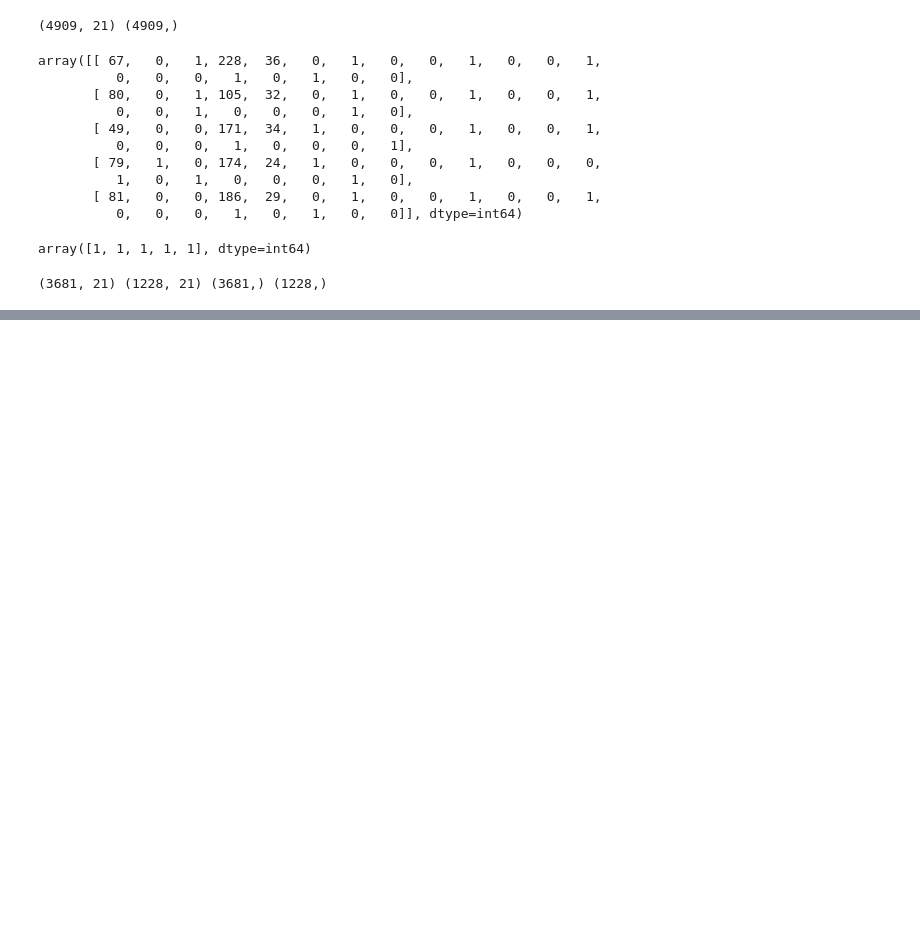
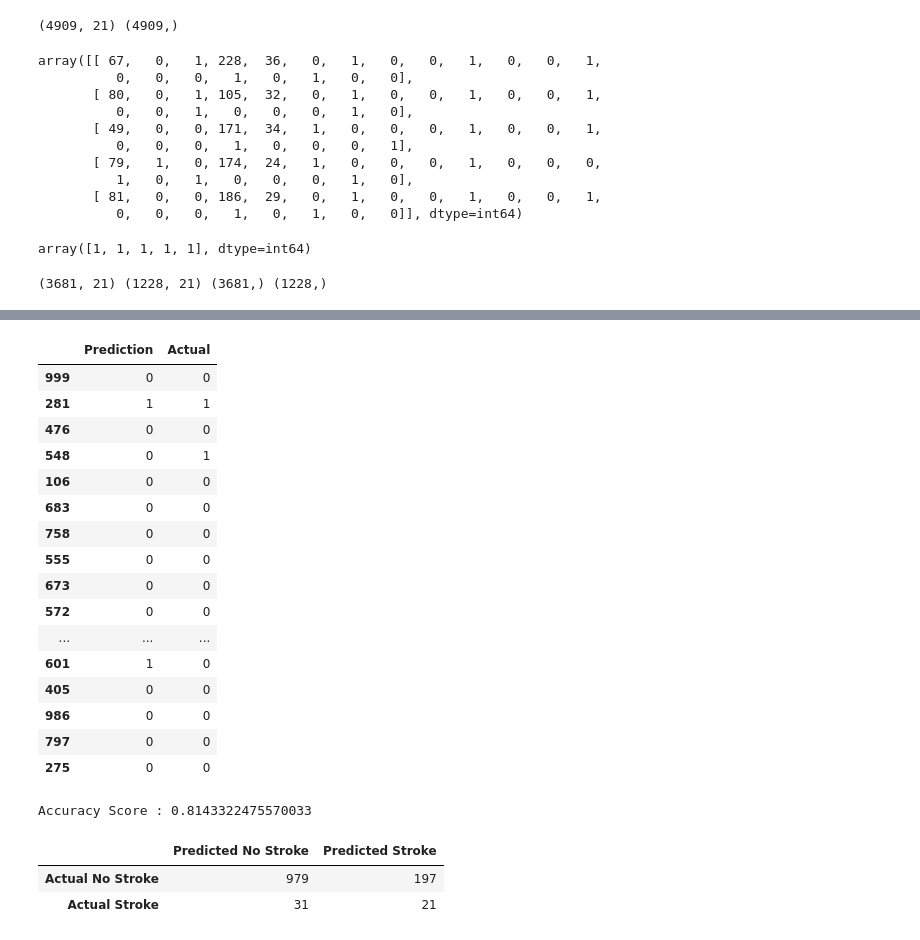
Before and after one commit to bishopce16/stroke_prediction_analysis, a Jupyter notebook: Machine_Learning/gradient_boosting_model.ipynb, the cells around one changed output, grey strips where cells are left out. Saved outputs shown, nothing was run; the diff lists cells and outputs as text; code cells hidden in the pictures; blank space fills up the shorter version.

Commit message:
Preliminary model trained and tested

```diff
--- a/Machine_Learning/gradient_boosting_model.ipynb
+++ b/Machine_Learning/gradient_boosting_model.ipynb
@@ -96,3 +97,14 @@ X_train, X_test, y_train, y_test = train_test_split(
 print(X_train.shape, X_test.shape, y_train.shape, y_test.shape)
 # %% [output]
 (3681, 21) (1228, 21) (3681,) (1228,)
+# %%
+# over-sample data since the patients with no stroke cases far out-weighs the number of stroke cases
+from imblearn.over_sampling import RandomOverSampler
+from collections import Counter
+ros = RandomOverSampler(random_state=1)
+
+# NOTE: only oversample training data
+X_train_resampled, y_train_resampled = ros.fit_resample(X_train, y_train)
+
+
+print(Counter(y_train_resampled))
@@ -100,9 +114,9 @@ print(X_train.shape, X_test.shape, y_train.shape, y_test.shape)
 # create an instance of the StandardScaler
 scaler = StandardScaler()
 
-X_scaler = scaler.fit(X_train)
+X_scaler = scaler.fit(X_train_resampled)
 
-X_train_scaled = X_scaler.transform(X_train)
+X_train_scaled = X_scaler.transform(X_train_resampled)
 X_test_scaled = X_scaler.transform(X_test)
 
 #print first two rows of scaled training and testing features
@@ -131,0 +176,4 @@ f'{X_train_scaled[:2]}\n \
+# %%
+# call function and input arguments which is the intended training and testing data
+
+gb_learning_rates(X_train_scaled, y_train_resampled, X_test_scaled, y_test)
@@ -131,0 +199,57 @@ f'{X_train_scaled[:2]}\n \
+# %%
+# create a new model with the highest learning accuracy
+
+# create instance of model
+classifier = GradientBoostingClassifier(n_estimators=21,
+                                             learning_rate=1,
+                                             max_depth=3,
+                                             max_features=6,
+                                             random_state=None)
+
+#train model with training features and target
+classifier.fit(X_train_scaled, y_train_resampled)
+
+# predict target using testing features and make dataframe to compare predictions with actual results
+predictions = classifier.predict(X_test_scaled)
+
+predictions_df = pd.DataFrame({"Prediction": predictions, "Actual": y_test})
+
+predictions_df.sample(50)
+# %% [output]
+|  | Prediction | Actual |
+| 999 | 0 | 0 |
+| 281 | 1 | 1 |
+| 476 | 0 | 0 |
+| 548 | 0 | 1 |
+| 106 | 0 | 0 |
+| 683 | 0 | 0 |
+| 758 | 0 | 0 |
+| 555 | 0 | 0 |
+| 673 | 0 | 0 |
+| 572 | 0 | 0 |
+| ... | ... | ... |
+| 601 | 1 | 0 |
+| 405 | 0 | 0 |
+| 986 | 0 | 0 |
+| 797 | 0 | 0 |
+| 275 | 0 | 0 |
+# %%
+# Calculating the accuracy score
+acc_score = accuracy_score(y_test, predictions)
+print(f"Accuracy Score : {acc_score}")
+# %% [output]
+Accuracy Score : 0.8143322475570033
+# %%
+# Generate the confusion matrix
+cm = confusion_matrix(y_test, predictions)
+cm_df = pd.DataFrame(
+    cm, index=["Actual No Stroke", "Actual Stroke"],
+    columns=["Predicted No Stroke", "Predicted Stroke"]
+)
+
+# Displaying results
+display(cm_df)
+# %% [output]
+|  | Predicted No Stroke | Predicted Stroke |
+| Actual No Stroke | 979 | 197 |
+| Actual Stroke | 31 | 21 |
```
Also changed, not shown: parts of 6 cells of this notebook.
